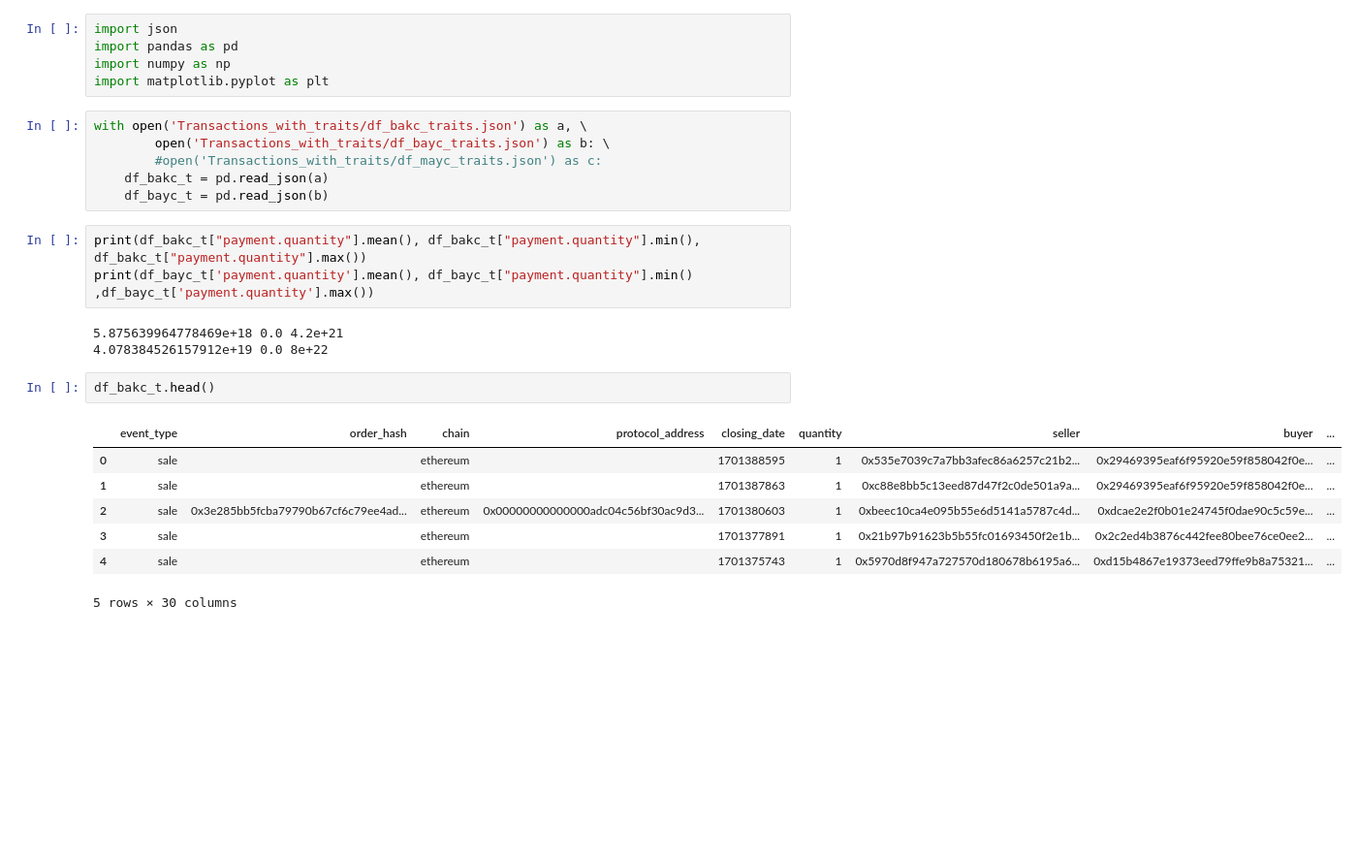
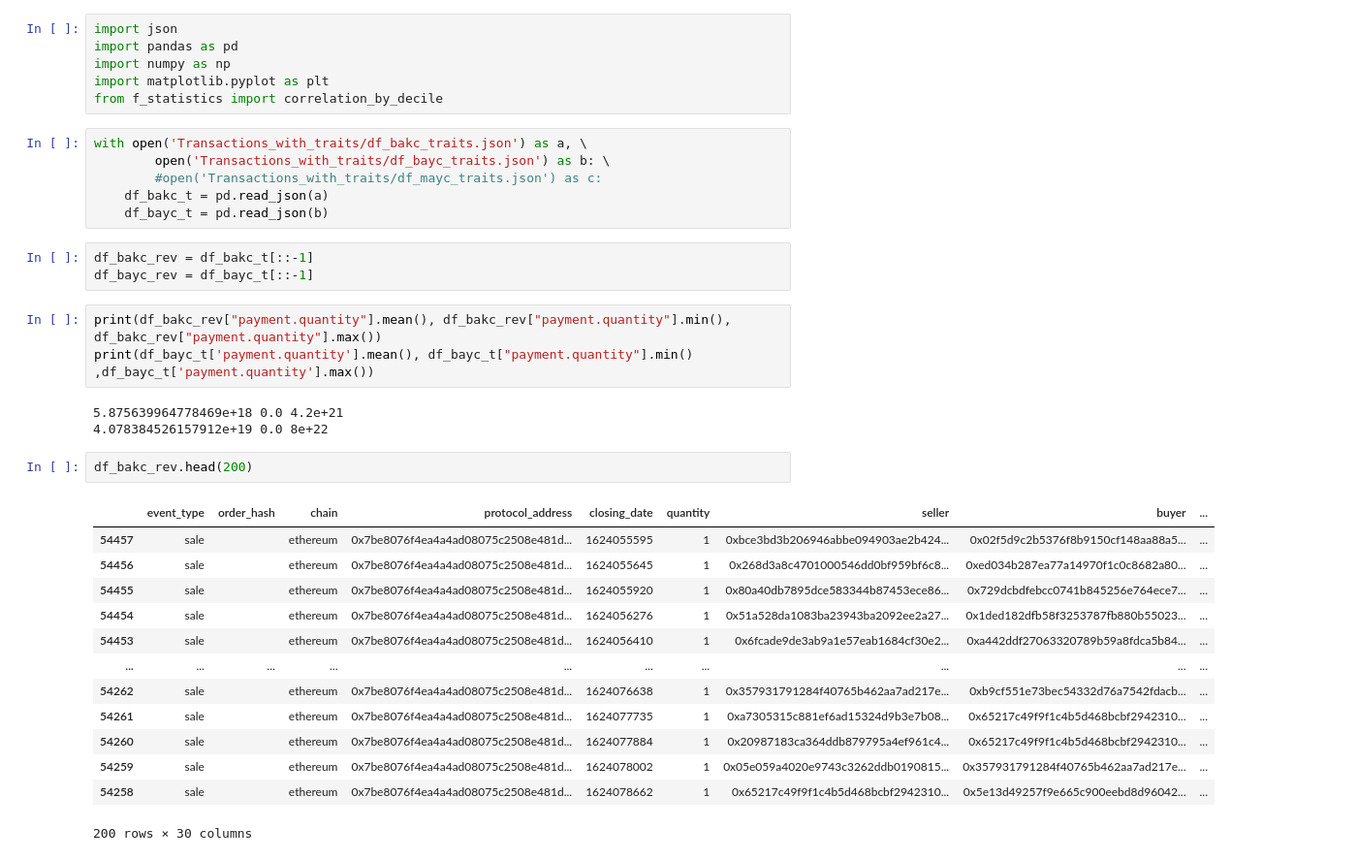
Before and after one commit to janekplowanie/Opensea-Transaction-Retriever, a Jupyter notebook: Statistical_analysis.ipynb, the cells around one changed output. Shown at 97% size. Drawn from its saved outputs; the diff is of its cells as text; blank space fills up the shorter version.

```diff
--- a/Statistical_analysis.ipynb
+++ b/Statistical_analysis.ipynb
@@ -3,26 +3,36 @@ import json
 import pandas as pd
 import numpy as np
 import matplotlib.pyplot as plt
+from f_statistics import correlation_by_decile
 # %%
 with open('Transactions_with_traits/df_bakc_traits.json') as a, \
         open('Transactions_with_traits/df_bayc_traits.json') as b: \
         #open('Transactions_with_traits/df_mayc_traits.json') as c:
     df_bakc_t = pd.read_json(a)
     df_bayc_t = pd.read_json(b)
+# %%
+df_bakc_rev = df_bakc_t[::-1]
+df_bayc_rev = df_bayc_t[::-1]
 # %%
-print(df_bakc_t["payment.quantity"].mean(), df_bakc_t["payment.quantity"].min(), df_bakc_t["payment.quantity"].max())
+print(df_bakc_rev["payment.quantity"].mean(), df_bakc_rev["payment.quantity"].min(), df_bakc_rev["payment.quantity"].max())
 print(df_bayc_t['payment.quantity'].mean(), df_bayc_t["payment.quantity"].min() ,df_bayc_t['payment.quantity'].max())
 # %% [output]
 5.875639964778469e+18 0.0 4.2e+21
 4.078384526157912e+19 0.0 8e+22
 # %%
-df_bakc_t.head()
+df_bakc_rev.head(200)
 # %% [output]
 |  | event_type | order_hash | chain | protocol_address | closing_date | quantity | seller | buyer | ... |
-| 0 | sale |  | ethereum |  | 1701388595 | 1 | 0x535e7039c7a7bb3afec86a6257c21b2... | 0x29469395eaf6f95920e59f858042f0e... | ... |
-| 1 | sale |  | ethereum |  | 1701387863 | 1 | 0xc88e8bb5c13eed87d47f2c0de501a9a... | 0x29469395eaf6f95920e59f858042f0e... | ... |
-| 2 | sale | 0x3e285bb5fcba79790b67cf6c79ee4ad... | ethereum | 0x00000000000000adc04c56bf30ac9d3... | 1701380603 | 1 | 0xbeec10ca4e095b55e6d5141a5787c4d... | 0xdcae2e2f0b01e24745f0dae90c5c59e... | ... |
-| 3 | sale |  | ethereum |  | 1701377891 | 1 | 0x21b97b91623b5b55fc01693450f2e1b... | 0x2c2ed4b3876c442fee80bee76ce0ee2... | ... |
-| 4 | sale |  | ethereum |  | 1701375743 | 1 | 0x5970d8f947a727570d180678b6195a6... | 0xd15b4867e19373eed79ffe9b8a75321... | ... |
+| 54457 | sale |  | ethereum | 0x7be8076f4ea4a4ad08075c2508e481d... | 1624055595 | 1 | 0xbce3bd3b206946abbe094903ae2b424... | 0x02f5d9c2b5376f8b9150cf148aa88a5... | ... |
+| 54456 | sale |  | ethereum | 0x7be8076f4ea4a4ad08075c2508e481d... | 1624055645 | 1 | 0x268d3a8c4701000546dd0bf959bf6c8... | 0xed034b287ea77a14970f1c0c8682a80... | ... |
+| 54455 | sale |  | ethereum | 0x7be8076f4ea4a4ad08075c2508e481d... | 1624055920 | 1 | 0x80a40db7895dce583344b87453ece86... | 0x729dcbdfebcc0741b845256e764ece7... | ... |
+| 54454 | sale |  | ethereum | 0x7be8076f4ea4a4ad08075c2508e481d... | 1624056276 | 1 | 0x51a528da1083ba23943ba2092ee2a27... | 0x1ded182dfb58f3253787fb880b55023... | ... |
+| 54453 | sale |  | ethereum | 0x7be8076f4ea4a4ad08075c2508e481d... | 1624056410 | 1 | 0x6fcade9de3ab9a1e57eab1684cf30e2... | 0xa442ddf27063320789b59a8fdca5b84... | ... |
+| ... | ... | ... | ... | ... | ... | ... | ... | ... | ... |
+| 54262 | sale |  | ethereum | 0x7be8076f4ea4a4ad08075c2508e481d... | 1624076638 | 1 | 0x357931791284f40765b462aa7ad217e... | 0xb9cf551e73bec54332d76a7542fdacb... | ... |
+| 54261 | sale |  | ethereum | 0x7be8076f4ea4a4ad08075c2508e481d... | 1624077735 | 1 | 0xa7305315c881ef6ad15324d9b3e7b08... | 0x65217c49f9f1c4b5d468bcbf2942310... | ... |
+| 54260 | sale |  | ethereum | 0x7be8076f4ea4a4ad08075c2508e481d... | 1624077884 | 1 | 0x20987183ca364ddb879795a4ef961c4... | 0x65217c49f9f1c4b5d468bcbf2942310... | ... |
+| 54259 | sale |  | ethereum | 0x7be8076f4ea4a4ad08075c2508e481d... | 1624078002 | 1 | 0x05e059a4020e9743c3262ddb0190815... | 0x357931791284f40765b462aa7ad217e... | ... |
+| 54258 | sale |  | ethereum | 0x7be8076f4ea4a4ad08075c2508e481d... | 1624078662 | 1 | 0x65217c49f9f1c4b5d468bcbf2942310... | 0x5e13d49257f9e665c900eebd8d96042... | ... |
-5 rows × 30 columns
+200 rows × 30 columns
 # %%
```
Also changed, not shown: parts of 20 cells of this notebook, 1 other file.
